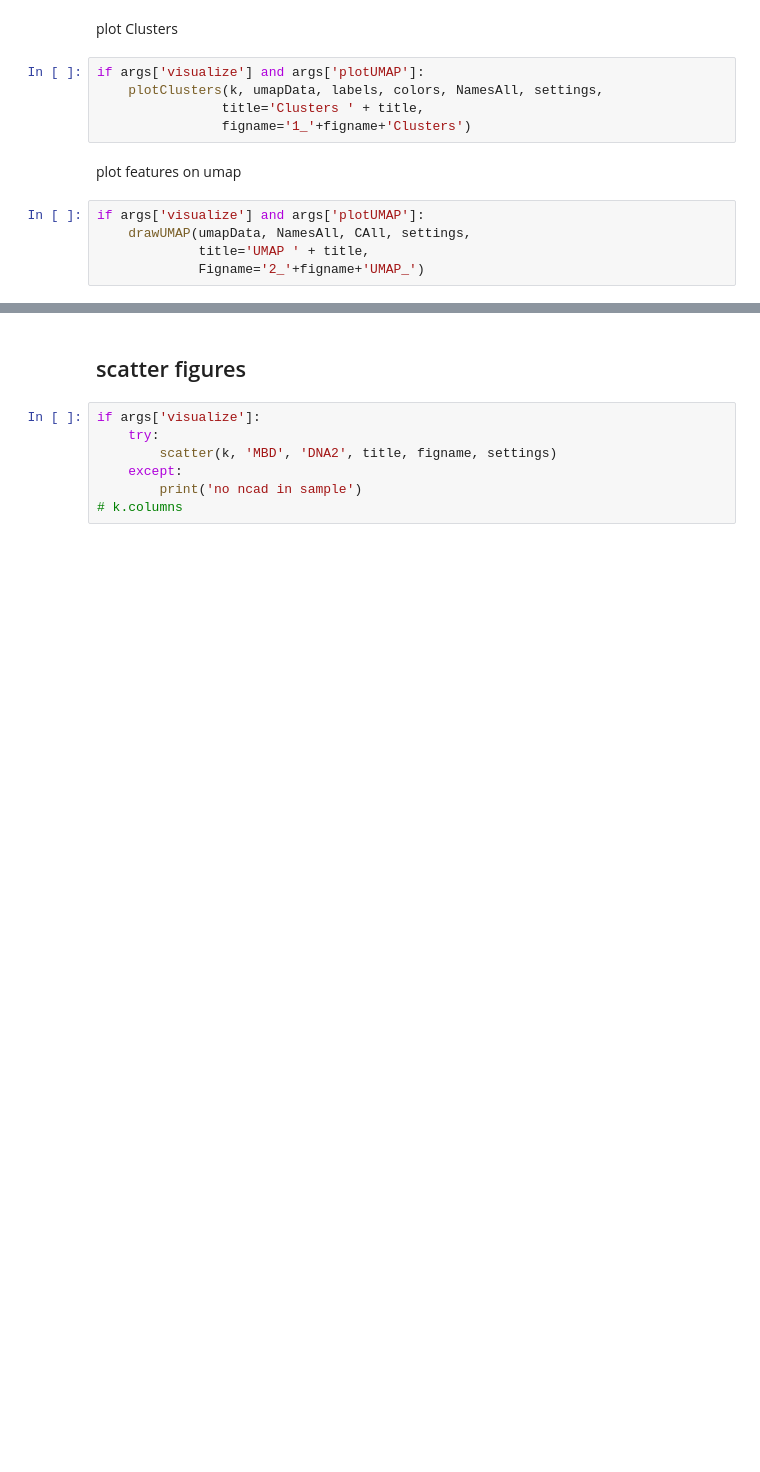
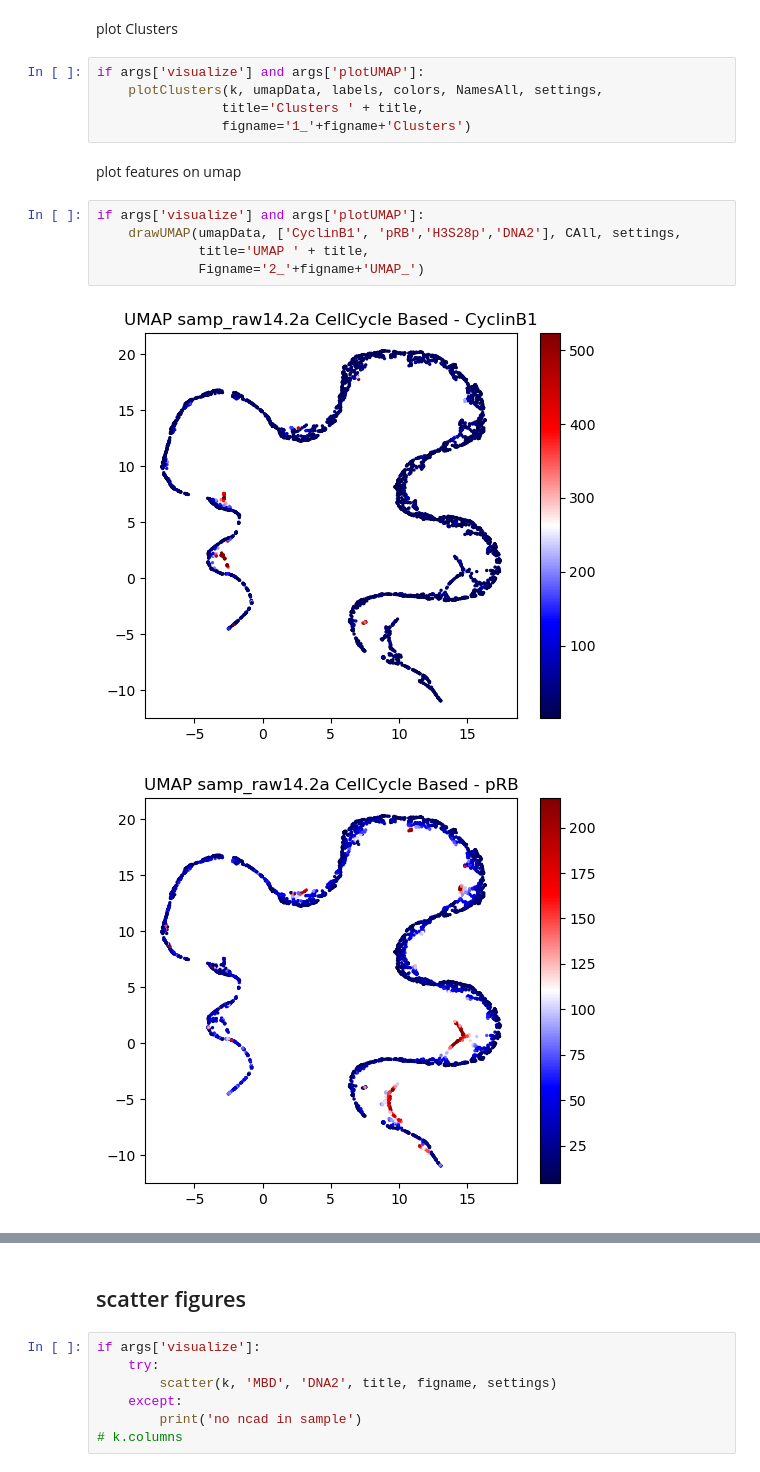
Before and after one commit to yishaiar/breast_cancer_PHD_research, a Jupyter notebook: 02_19_all_together/samples_all.ipynb, the cells around one changed output, grey strips where cells are left out. Drawn from its saved outputs; the diff is of its cells as text; blank space fills up the shorter version.

```diff
--- a/02_19_all_together/samples_all.ipynb
+++ b/02_19_all_together/samples_all.ipynb
@@ -436,6 +467,9 @@ if args['visualize'] and args['plotUMAP']:
 plot features on umap
 # %%
 if args['visualize'] and args['plotUMAP']:
-    drawUMAP(umapData, NamesAll, CAll, settings,
+    drawUMAP(umapData, ['CyclinB1', 'pRB','H3S28p','DNA2'], CAll, settings,
              title='UMAP ' + title,
              Figname='2_'+figname+'UMAP_')
+# %% [output]
+[figure, added]
+[figure, added]
```
Also changed, not shown: parts of 11 cells of this notebook.
